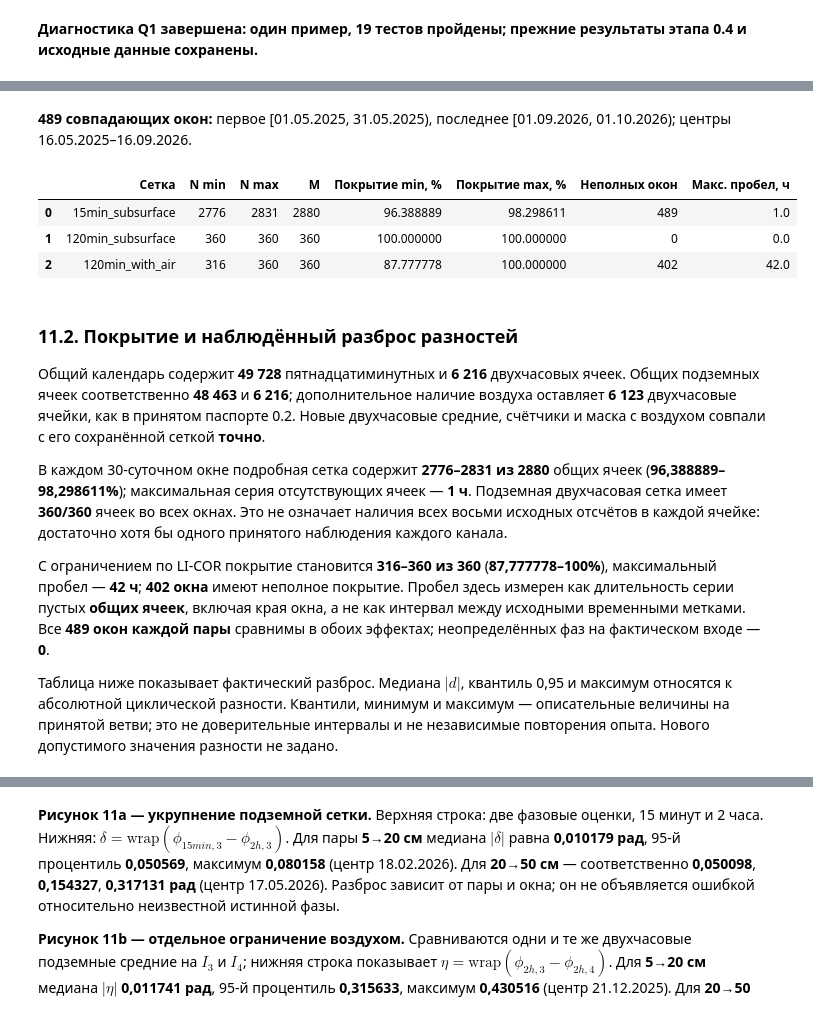
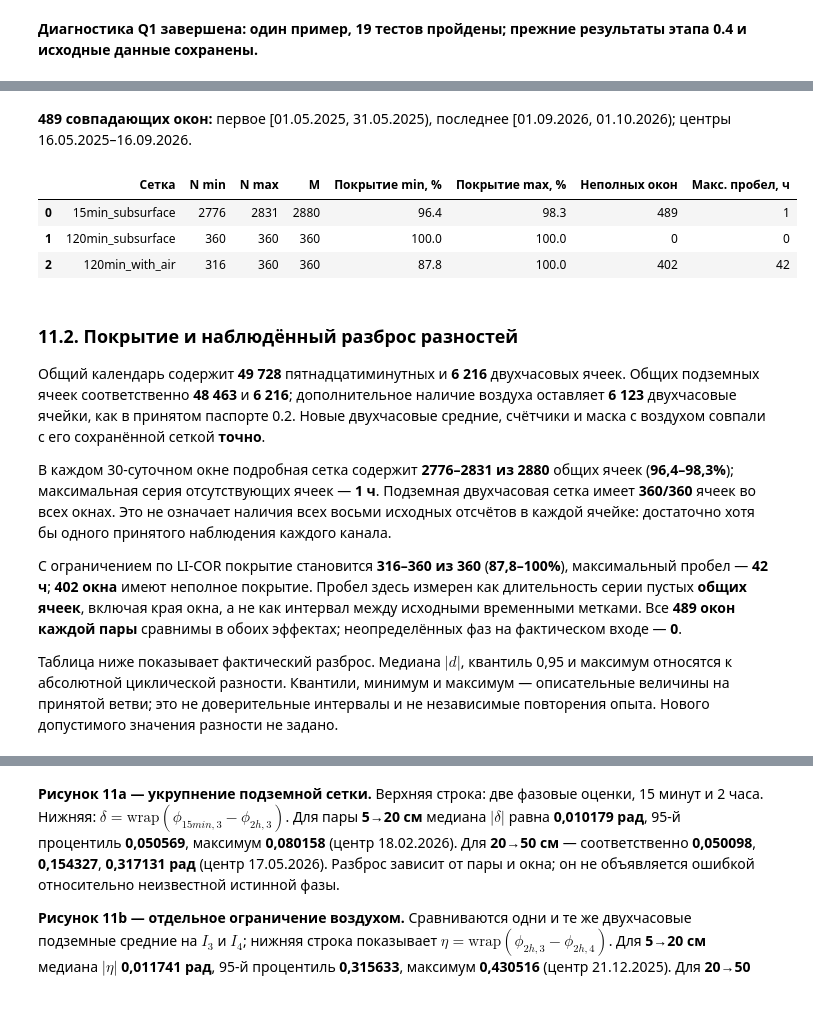
Before and after one commit to DimitriBolt/CO2Flux, a Jupyter notebook: Project_description/Research_log/00_preliminary_fourier_phases.ipynb, the cells around one changed output, grey strips where cells are left out. Drawn from its saved outputs; the diff is of its cells as text; code cells hidden in the pictures.

Commit message:
Clarify phase report notation and distinguish historical and accepted inputs

```diff
--- a/Project_description/Research_log/00_preliminary_fourier_phases.ipynb
+++ b/Project_description/Research_log/00_preliminary_fourier_phases.ipynb
@@ -479,28 +519,35 @@ $$\eta_{u\to v}=\mathrm{Arg}\!\left[\exp\left(i[\phi_{u\to v}^{(2h,3)}-\phi_{u\t
 
 Реализация — только в [существующем Python-модуле](../sensorDB/preliminary_fourier_phases.py): `load_resolution_inputs()` проверяет паспорт и принятые точки; `resolution_grid()` использует `dt.floor`, `groupby.mean`, `reindex`; `resolution_windows()` вызывает прежние `window_slices()`, **`direct_fourier()`**, **`phase_difference()`** и `longest_missing_run()`. `compare_resolution_windows()` строго сопоставляет границы окон и использует `wrap(np.angle(np.exp(1j*(a-b))))`. `resolution_summary()` вычисляет описательные квантили, `resolution_extrema()` — наблюдённые минимумы модулей и экстремумы покрытия.
 # %%
-grid_windows, grid_comparisons, grid_summary, grid_extrema, grid_validation = phases.generate_grid_resolution()
-grid_quality = phases.resolution_quality_summary(grid_windows)
+# Read published tables only; no Fourier calculation or artifact regeneration.
+GRID_OUT = OUT / 'grid_resolution'
+grid_windows, grid_comparisons, grid_summary, grid_extrema, grid_quality = [
+    pd.read_csv(GRID_OUT / f'grid_{name}.csv', float_precision='round_trip', parse_dates=dates)
+    for name, dates in [('windows', ['start', 'end_exclusive', 'center']),
+                        ('comparisons', ['start', 'end_exclusive', 'center']),
+                        ('summary', ['max_abs_center']), ('extrema', ['center']), ('quality', [])]
+]
+grid_validation = json.loads((GRID_OUT / 'grid_validation.json').read_text())
 display(Markdown('**489 совпадающих окон:** первое [01.05.2025, 31.05.2025), последнее [01.09.2026, 01.10.2026); центры 16.05.2025–16.09.2026.'))
 display(grid_quality[['variant', 'common_bins_min', 'common_bins_max', 'possible_bins',
     'coverage_percent_min', 'coverage_percent_max', 'incomplete_windows', 'max_gap_hours']].rename(columns={
     'variant':'Сетка', 'common_bins_min':'N min', 'common_bins_max':'N max', 'possible_bins':'M',
     'coverage_percent_min':'Покрытие min, %', 'coverage_percent_max':'Покрытие max, %',
-    'incomplete_windows':'Неполных окон', 'max_gap_hours':'Макс. пробел, ч'}).round(6))
+    'incomplete_windows':'Неполных окон', 'max_gap_hours':'Макс. пробел, ч'}).round(1))
 # %% [output]
 **489 совпадающих окон:** первое [01.05.2025, 31.05.2025), последнее [01.09.2026, 01.10.2026); центры 16.05.2025–16.09.2026.
 |  | Сетка | N min | N max | M | Покрытие min, % | Покрытие max, % | Неполных окон | Макс. пробел, ч |
-| 0 | 15min_subsurface | 2776 | 2831 | 2880 | 96.388889 | 98.298611 | 489 | 1.0 |
-| 1 | 120min_subsurface | 360 | 360 | 360 | 100.000000 | 100.000000 | 0 | 0.0 |
-| 2 | 120min_with_air | 316 | 360 | 360 | 87.777778 | 100.000000 | 402 | 42.0 |
+| 0 | 15min_subsurface | 2776 | 2831 | 2880 | 96.4 | 98.3 | 489 | 1 |
+| 1 | 120min_subsurface | 360 | 360 | 360 | 100.0 | 100.0 | 0 | 0 |
+| 2 | 120min_with_air | 316 | 360 | 360 | 87.8 | 100.0 | 402 | 42 |
 # %% [markdown]
 ### 11.2. Покрытие и наблюдённый разброс разностей
 
 Общий календарь содержит **49 728** пятнадцатиминутных и **6 216** двухчасовых ячеек. Общих подземных ячеек соответственно **48 463** и **6 216**; дополнительное наличие воздуха оставляет **6 123** двухчасовые ячейки, как в принятом паспорте 0.2. Новые двухчасовые средние, счётчики и маска с воздухом совпали с его сохранённой сеткой **точно**.
 
-В каждом 30-суточном окне подробная сетка содержит **2776–2831 из 2880** общих ячеек (**96,388889–98,298611%**); максимальная серия отсутствующих ячеек — **1 ч**. Подземная двухчасовая сетка имеет **360/360** ячеек во всех окнах. Это не означает наличия всех восьми исходных отсчётов в каждой ячейке: достаточно хотя бы одного принятого наблюдения каждого канала.
+В каждом 30-суточном окне подробная сетка содержит **2776–2831 из 2880** общих ячеек (**96,4–98,3%**); максимальная серия отсутствующих ячеек — **1 ч**. Подземная двухчасовая сетка имеет **360/360** ячеек во всех окнах. Это не означает наличия всех восьми исходных отсчётов в каждой ячейке: достаточно хотя бы одного принятого наблюдения каждого канала.
 
-С ограничением по LI-COR покрытие становится **316–360 из 360** (**87,777778–100%**), максимальный пробел — **42 ч**; **402 окна** имеют неполное покрытие. Пробел здесь измерен как длительность серии пустых **общих ячеек**, включая края окна, а не как интервал между исходными временными метками. Все **489 окон каждой пары** сравнимы в обоих эффектах; неопределённых фаз на фактическом входе — **0**.
+С ограничением по LI-COR покрытие становится **316–360 из 360** (**87,8–100%**), максимальный пробел — **42 ч**; **402 окна** имеют неполное покрытие. Пробел здесь измерен как длительность серии пустых **общих ячеек**, включая края окна, а не как интервал между исходными временными метками. Все **489 окон каждой пары** сравнимы в обоих эффектах; неопределённых фаз на фактическом входе — **0**.
 
 Таблица ниже показывает фактический разброс. Медиана $|d|$, квантиль 0,95 и максимум относятся к абсолютной циклической разности. Квантили, минимум и максимум — описательные величины на принятой ветви; это не доверительные интервалы и не независимые повторения опыта. Нового допустимого значения разности не задано.
 # %%
```
Also changed, not shown: parts of 15 cells of this notebook.
